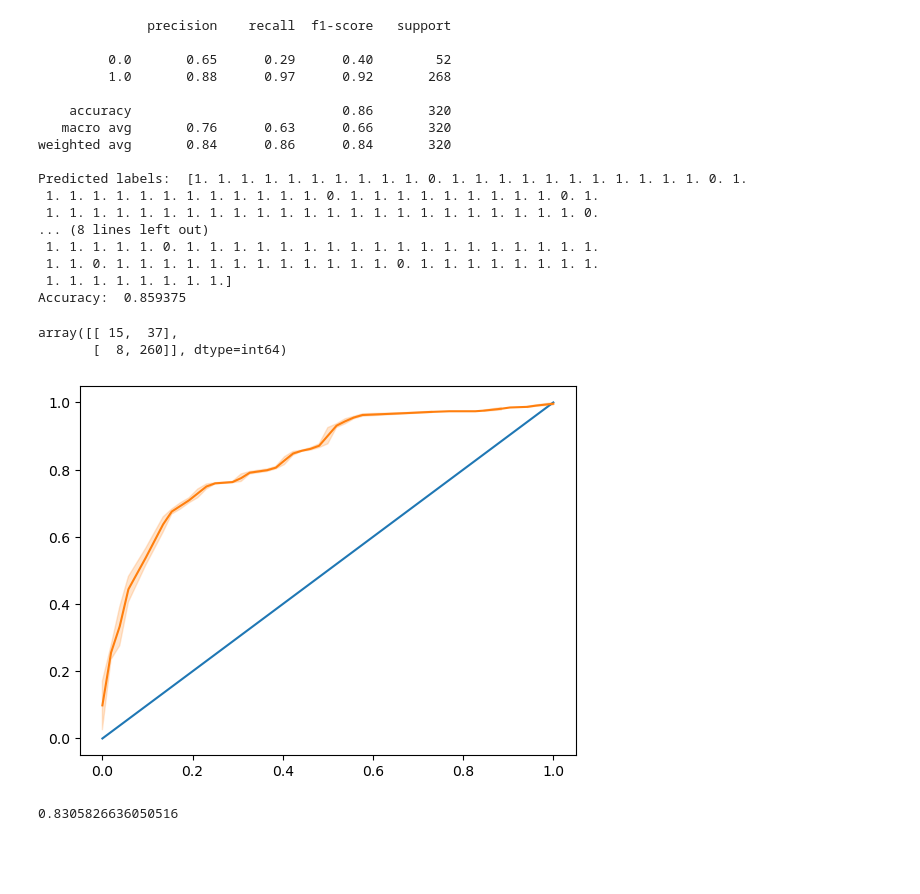
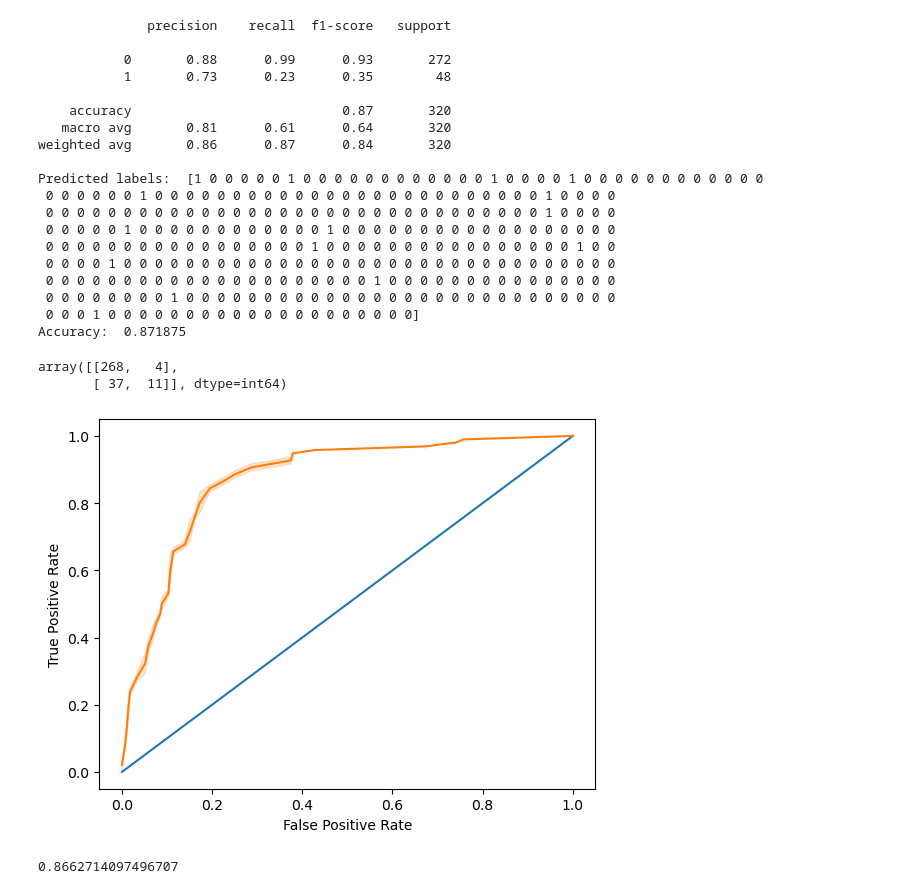
Before and after one commit to ZacLWilliams/wine-quality, a Jupyter notebook: Logistic analysis of wine quality.ipynb, the cells around one changed output. Saved outputs shown, nothing was run; the diff lists cells and outputs as text; code cells hidden in the pictures; blank space fills up the shorter version.

```diff
--- a/Logistic analysis of wine quality.ipynb
+++ b/Logistic analysis of wine quality.ipynb
@@ -16,3 +17,3 @@ g.map(sns.scatterplot)
 # %%
-#if the wine has a quality higher than 6 then it is considered good
-wine['quality'] = pd.cut(wine['quality'], bins = [0, 6.5, float('Inf')], labels = [float(1), float(0)])
+#if the wine has a quality higher than 6 then it is considered 'good' so onehotencode the quality, 1 means good, 0 means not good
+wine['quality'] = pd.cut(wine['quality'], bins = [0, 6.5, float('Inf')], labels = [0, 1])
@@ -39,6 +43,8 @@ y = wine['quality']
 
 X_train, X_test, y_train, y_test = train_test_split(X, y, test_size = 0.2) #create train and testing data using all features of dataset
 # %%
+#we can see that our precision for detecting poor quality wine is notably higher than for detecting good quality wine. The recall and f1-score for good quality wine is incredibly low.
+#Therefore while the model can competently detect poor quality wine, it seems to be the case that detecting good quality wine based on the features provided is not possible
 from sklearn.metrics import accuracy_score, classification_report
 from sklearn.linear_model import LogisticRegression
 
@@ -52,46 +58,49 @@ print('Accuracy: ', accuracy_score(y_test, pred))
 # %% [output]
               precision    recall  f1-score   support
 
-         0.0       0.65      0.29      0.40        52
-         1.0       0.88      0.97      0.92       268
+           0       0.88      0.99      0.93       272
+           1       0.73      0.23      0.35        48
 
-    accuracy                           0.86       320
-   macro avg       0.76      0.63      0.66       320
-weighted avg       0.84      0.86      0.84       320
+    accuracy                           0.87       320
+   macro avg       0.81      0.61      0.64       320
+weighted avg       0.86      0.87      0.84       320
 
-Predicted labels:  [1. 1. 1. 1. 1. 1. 1. 1. 1. 1. 0. 1. 1. 1. 1. 1. 1. 1. 1. 1. 1. 1. 0. 1.
- 1. 1. 1. 1. 1. 1. 1. 1. 1. 1. 1. 1. 0. 1. 1. 1. 1. 1. 1. 1. 1. 1. 0. 1.
- 1. 1. 1. 1. 1. 1. 1. 1. 1. 1. 1. 1. 1. 1. 1. 1. 1. 1. 1. 1. 1. 1. 1. 0.
-... (8 lines left out)
- 1. 1. 1. 1. 1. 0. 1. 1. 1. 1. 1. 1. 1. 1. 1. 1. 1. 1. 1. 1. 1. 1. 1. 1.
- 1. 1. 0. 1. 1. 1. 1. 1. 1. 1. 1. 1. 1. 1. 1. 0. 1. 1. 1. 1. 1. 1. 1. 1.
- 1. 1. 1. 1. 1. 1. 1. 1.]
-Accuracy:  0.859375
+Predicted labels:  [1 0 0 0 0 0 1 0 0 0 0 0 0 0 0 0 0 0 0 1 0 0 0 0 1 0 0 0 0 0 0 0 0 0 0 0 0
+ 0 0 0 0 0 0 1 0 0 0 0 0 0 0 0 0 0 0 0 0 0 0 0 0 0 0 0 0 0 0 0 0 1 0 0 0 0
+ 0 0 0 0 0 0 0 0 0 0 0 0 0 0 0 0 0 0 0 0 0 0 0 0 0 0 0 0 0 0 0 0 1 0 0 0 0
+ 0 0 0 0 0 1 0 0 0 0 0 0 0 0 0 0 0 0 1 0 0 0 0 0 0 0 0 0 0 0 0 0 0 0 0 0 0
+ 0 0 0 0 0 0 0 0 0 0 0 0 0 0 0 0 0 1 0 0 0 0 0 0 0 0 0 0 0 0 0 0 0 0 1 0 0
+ 0 0 0 0 1 0 0 0 0 0 0 0 0 0 0 0 0 0 0 0 0 0 0 0 0 0 0 0 0 0 0 0 0 0 0 0 0
+ 0 0 0 0 0 0 0 0 0 0 0 0 0 0 0 0 0 0 0 0 0 1 0 0 0 0 0 0 0 0 0 0 0 0 0 0 0
+ 0 0 0 0 0 0 0 0 1 0 0 0 0 0 0 0 0 0 0 0 0 0 0 0 0 0 0 0 0 0 0 0 0 0 0 0 0
+ 0 0 0 1 0 0 0 0 0 0 0 0 0 0 0 0 0 0 0 0 0 0 0 0]
+Accuracy:  0.871875
 # %%
-#use confusion matrix
+#use confusion matrix, a large proportion of false positives to true positives giving a precision score of 0.73 as show in the classification report
 from sklearn.metrics import confusion_matrix
 
 confusion_matrix(y_test, pred)
 # %% [output]
-array([[ 15,  37],
-       [  8, 260]], dtype=int64)
+array([[268,   4],
+       [ 37,  11]], dtype=int64)
 # %%
-# visualise ROC curve (Receiving Operating Characteristic)
+# visualise ROC curve (Receiving Operating Characteristic), we seem to consistently get false positives according to the ROC curve.
 from sklearn.metrics import roc_curve, roc_auc_score
 
 y_scores = model.predict_proba(X_test)
 
 fpr, tpr, thresholds = roc_curve(y_test, y_scores[:, 1])
 
 sns.lineplot(x = [0, 1], y = [0, 1])
-sns.lineplot(x = fpr, y = tpr)
+ax = sns.lineplot(x = fpr, y = tpr)
+ax.set(xlabel="False Positive Rate", ylabel="True Positive Rate")
 plt.show()
 # %% [output]
-[figure, old version]
+[figure, new version]
 # %%
-#Area Under the Curve (AUC)
+#Area Under the Curve (AUC), with an ideal area of 1 the AUC is not bad however the shape of the curve suggests consistent false positives.
 auc = roc_auc_score(y_test, y_scores[:, 1])
 print(auc)
 #end
 # %% [output]
-0.8305826636050516
+0.8662714097496707
```
Also changed, not shown: parts of 7 cells of this notebook.
